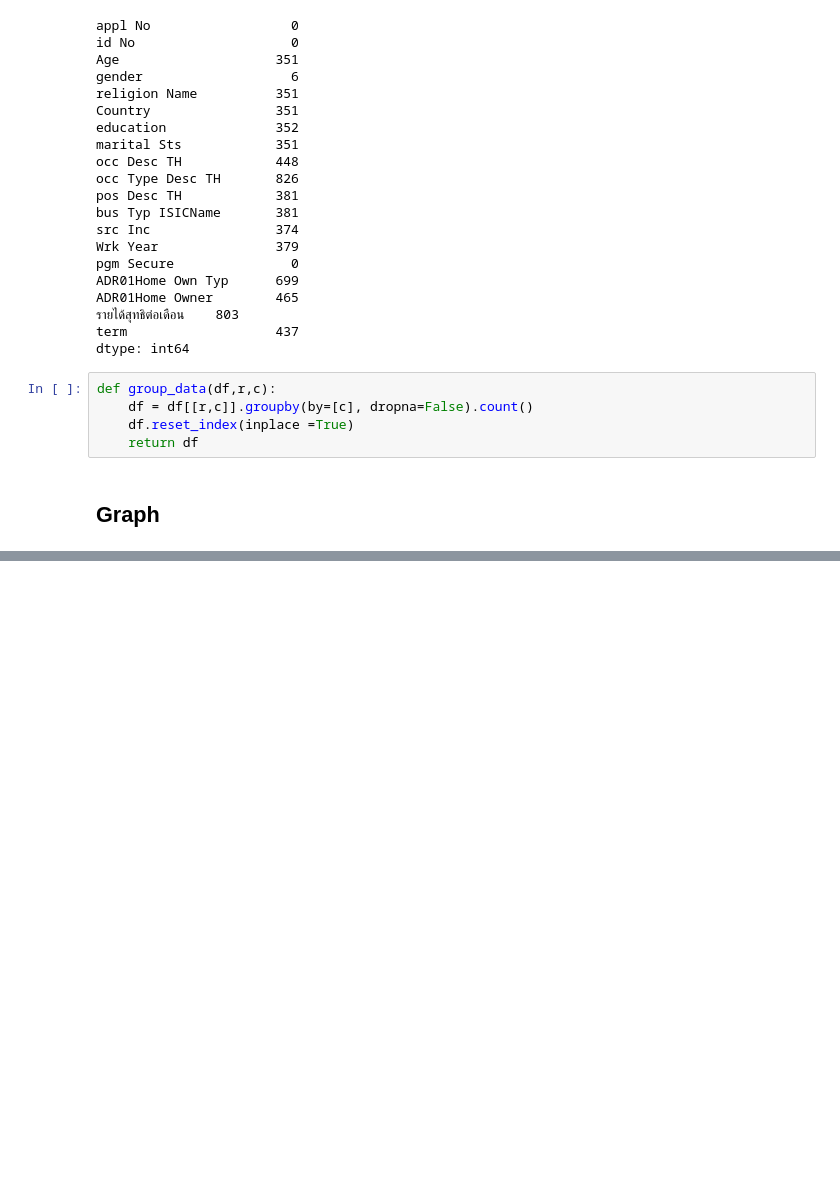
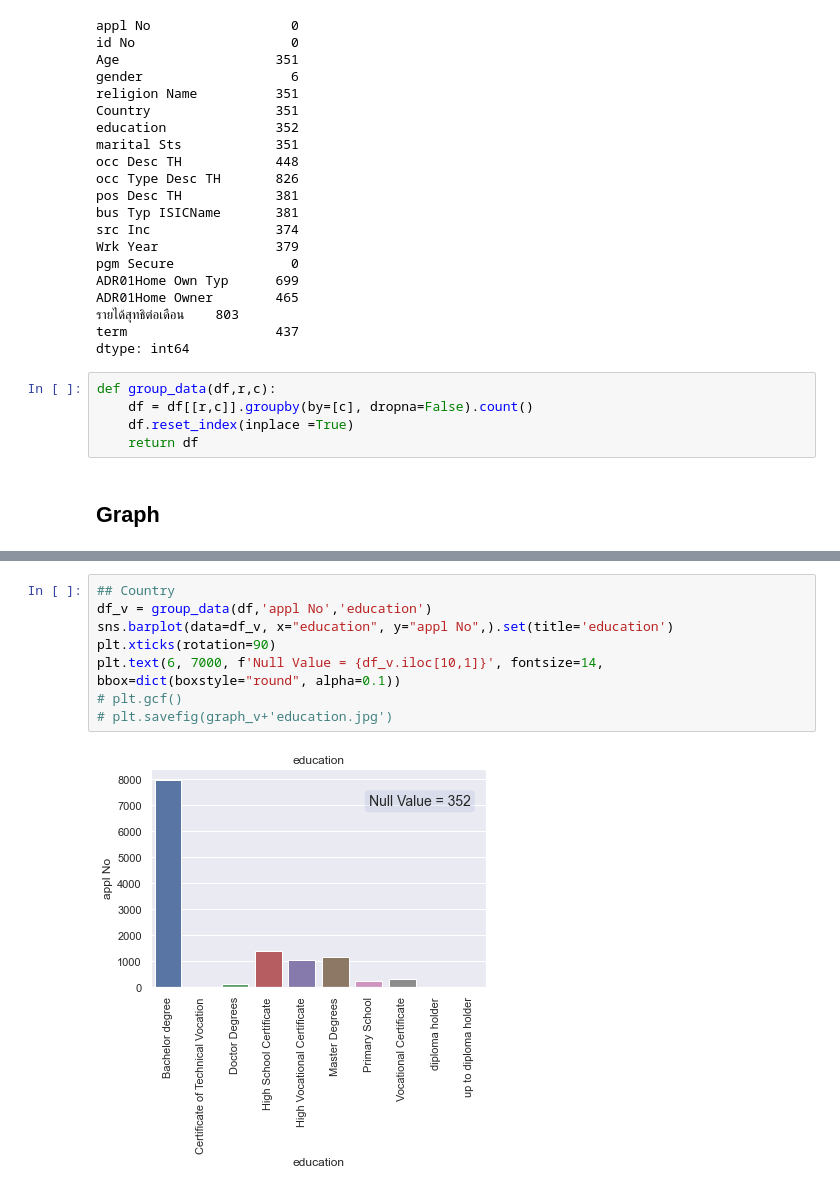
Before and after one commit to Taecpy/Dev-Scoring, a Jupyter notebook: code/2.clean_data.ipynb, the cells around one changed output, grey strips where cells are left out. Cells and saved outputs as stored; diff of their text form; blank space fills up the shorter version.

```diff
--- a/code/2.clean_data.ipynb
+++ b/code/2.clean_data.ipynb
@@ -110,0 +156,10 @@ Text(3, 7000, 'Null Value = 351')
+# %%
+## Country
+df_v = group_data(df,'appl No','education')
+sns.barplot(data=df_v, x="education", y="appl No",).set(title='education')
+plt.xticks(rotation=90)
+plt.text(6, 7000, f'Null Value = {df_v.iloc[10,1]}', fontsize=14, bbox=dict(boxstyle="round", alpha=0.1))
+# plt.gcf()
+# plt.savefig(graph_v+'education.jpg')
+# %% [output]
+[figure, added]
```
Also changed, not shown: parts of 8 cells of this notebook, 5 other files.
